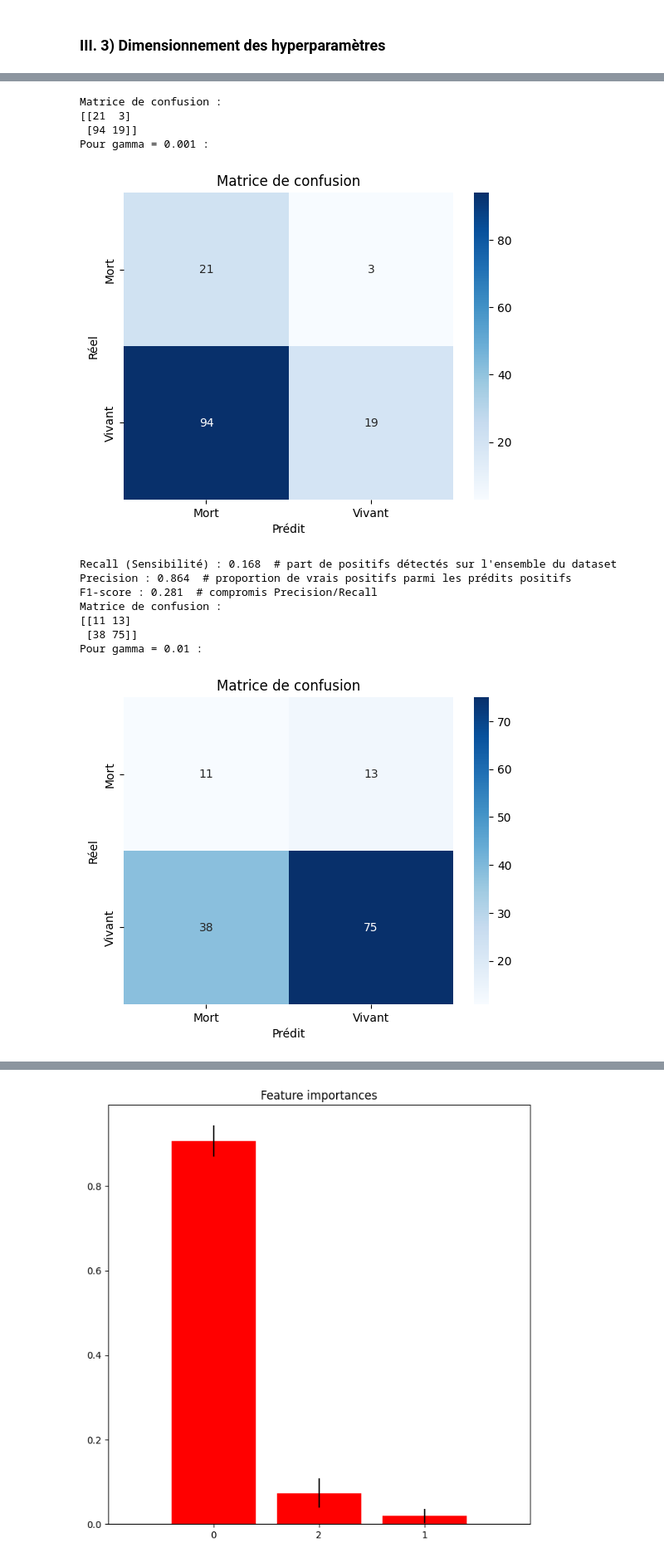
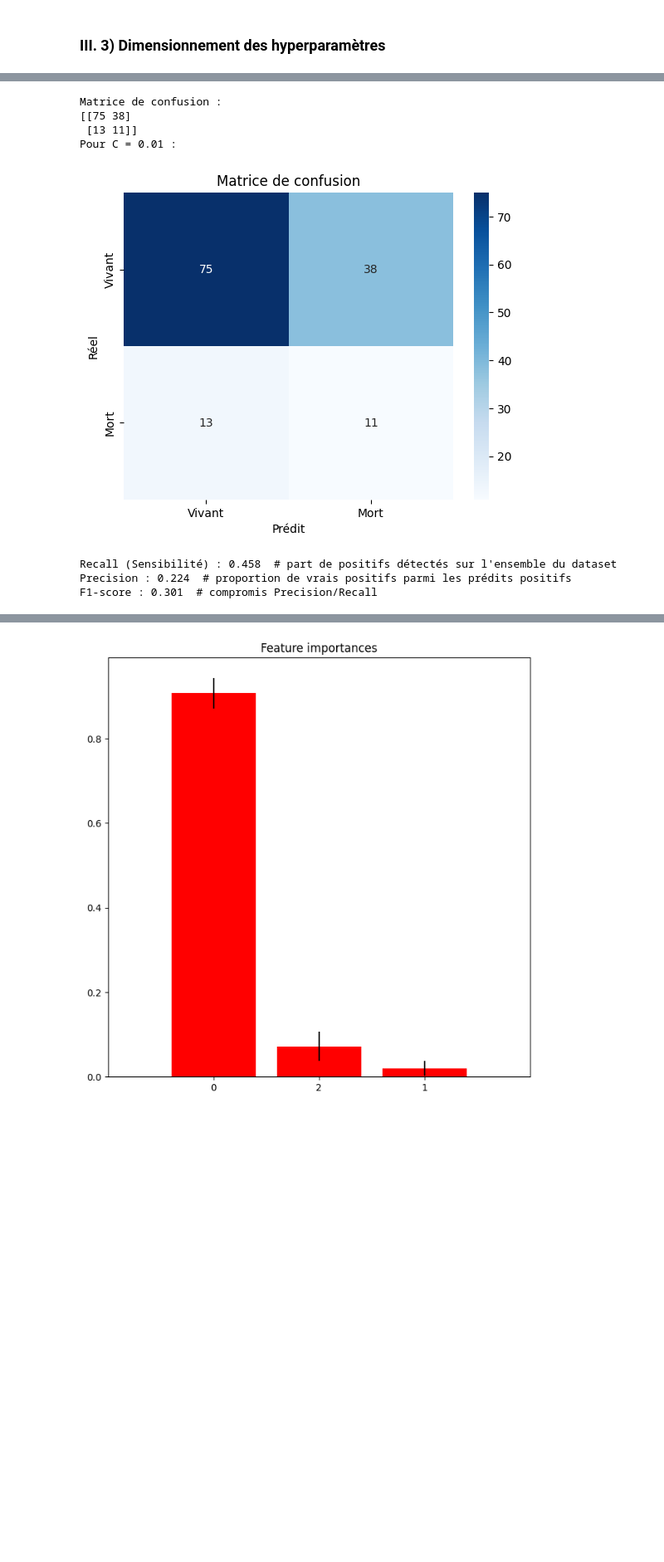
Before and after one commit to pupintimeo-max/Project-ML, a Jupyter notebook: Notebook.ipynb, the cells around one changed output, grey strips where cells are left out. Shown at 83% size. Saved outputs shown, nothing was run; the diff lists cells and outputs as text; code cells hidden in the pictures; blank space fills up the shorter version.

```diff
--- a/Notebook.ipynb
+++ b/Notebook.ipynb
@@ -412,7 +427,7 @@ from xgboost import XGBClassifier
 X = dict_df["study_cohort"].drop("hospital_outcome_1alive_0dead", axis=1)
 y = dict_df["study_cohort"]["hospital_outcome_1alive_0dead"]
 
-ratio_neg_pos = 0.2
+ratio_neg_pos = (dict_df["study_cohort"]["hospital_outcome_1alive_0dead"]==0).sum() / (dict_df["study_cohort"]["hospital_outcome_1alive_0dead"]==1).sum()  #donner plus de poids à la classe des morts (1) car moins représentée
 
 model = XGBClassifier(
     objective='binary:logistic',
@@ -705,0 +736,14 @@ for c in C:
+# %%
+# Trouver celui avec le recall le plus élevé
+best_result_recall = max(results_svm, key=lambda r: r['recall'])
+
+# Afficher le résultat optimal
+print("Meilleur résultat (au sens du recall) :")
+print(best_result_recall)
+
+# Trouver celui avec le F1 le plus élevé
+best_result_f1 = max(results_svm, key=lambda r: r['f1'])
+
+# Afficher le résultat optimal
+print("Meilleur résultat (au sens du F1) :")
+print(best_result_f1)
@@ -706,38 +759,36 @@ for c in C:
+# %%
+svm_model = svm.SVC(kernel='rbf', C=best_result_recall['C'], gamma='scale', class_weight='balanced')
+svm_model.fit(X_train, y_train)
+y_pred_svm = svm_model.predict(X_val)
 # %%
-for k in range(len(C)):
-    # Matrice de confusion
-    cm = confusion_matrix(y_val, y_list[k])
-    print("Matrice de confusion :")
-    print(cm)
-    print(f"Pour gamma = {C[k]} :")
+# Matrice de confusion
+cm = confusion_matrix(y_val, y_pred_svm)
+print("Matrice de confusion :")
+print(cm)
+print(f"Pour C = {best_result_recall['C']} :")
 
-    # Affichage graphique
-    sns.heatmap(cm, annot=True, fmt='d', cmap='Blues',
-                xticklabels=['Mort', 'Vivant'], yticklabels=['Mort', 'Vivant'])
-    plt.xlabel("Prédit")
-    plt.ylabel("Réel")
-    plt.title("Matrice de confusion")
-    plt.show()
+# Affichage graphique
+sns.heatmap(cm, annot=True, fmt='d', cmap='Blues',
+                xticklabels=['Vivant', 'Mort'], yticklabels=['Vivant', 'Mort'])
+plt.xlabel("Prédit")
+plt.ylabel("Réel")
+plt.title("Matrice de confusion")
+plt.show()
 
-    # Calcul des métriques
-    recall = recall_score(y_val, y_list[k])
-    precision = precision_score(y_val, y_list[k])
-    f1 = f1_score(y_val, y_list[k])
+# Calcul des métriques
+recall = recall_score(y_val, y_pred_svm)
+precision = precision_score(y_val, y_pred_svm)
+f1 = f1_score(y_val, y_pred_svm)
 
-    print(f"Recall (Sensibilité) : {recall:.3f}  # part de positifs détectés sur l'ensemble du dataset")
-    print(f"Precision : {precision:.3f}  # proportion de vrais positifs parmi les prédits positifs")
-    print(f"F1-score : {f1:.3f}  # compromis Precision/Recall")
+print(f"Recall (Sensibilité) : {recall:.3f}  # part de positifs détectés sur l'ensemble du dataset")
+print(f"Precision : {precision:.3f}  # proportion de vrais positifs parmi les prédits positifs")
+print(f"F1-score : {f1:.3f}  # compromis Precision/Recall")
 # %% [output]
 Matrice de confusion :
-[[21  3]
- [94 19]]
-Pour gamma = 0.001 :
+[[75 38]
+ [13 11]]
+Pour C = 0.01 :
-[figure, old version]
+[figure, new version]
-Recall (Sensibilité) : 0.168  # part de positifs détectés sur l'ensemble du dataset
-Precision : 0.864  # proportion de vrais positifs parmi les prédits positifs
-F1-score : 0.281  # compromis Precision/Recall
-Matrice de confusion :
-[[11 13]
- [38 75]]
-Pour gamma = 0.01 :
+Recall (Sensibilité) : 0.458  # part de positifs détectés sur l'ensemble du dataset
+Precision : 0.224  # proportion de vrais positifs parmi les prédits positifs
+F1-score : 0.301  # compromis Precision/Recall
-[figure, removed]
```
Also changed, not shown: parts of 35 cells of this notebook.
